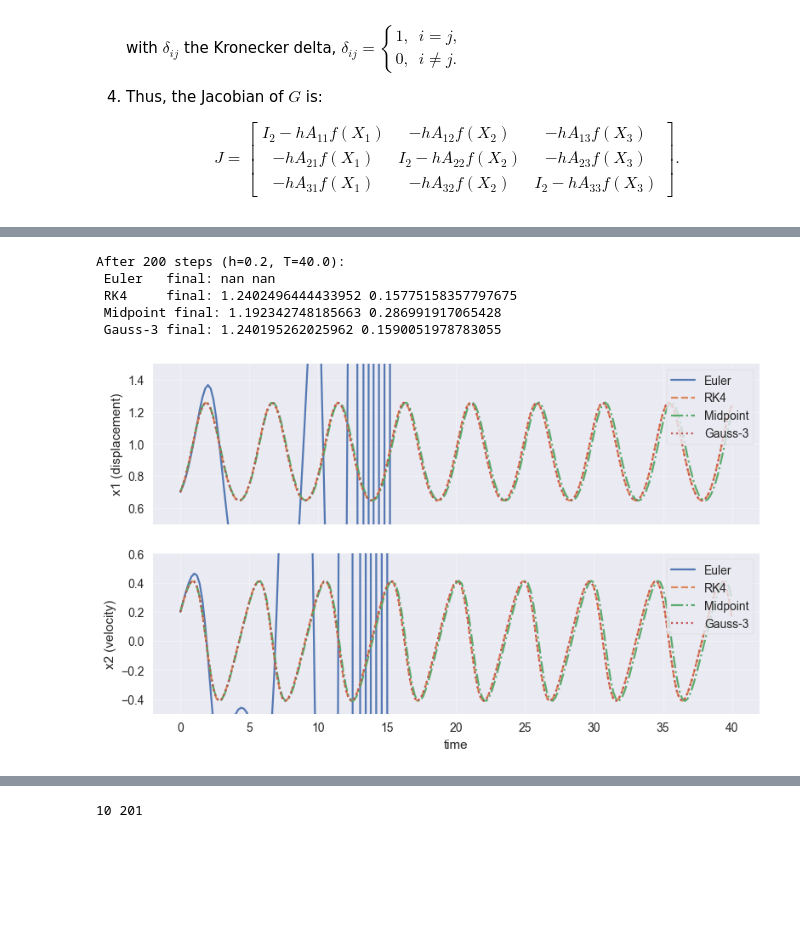
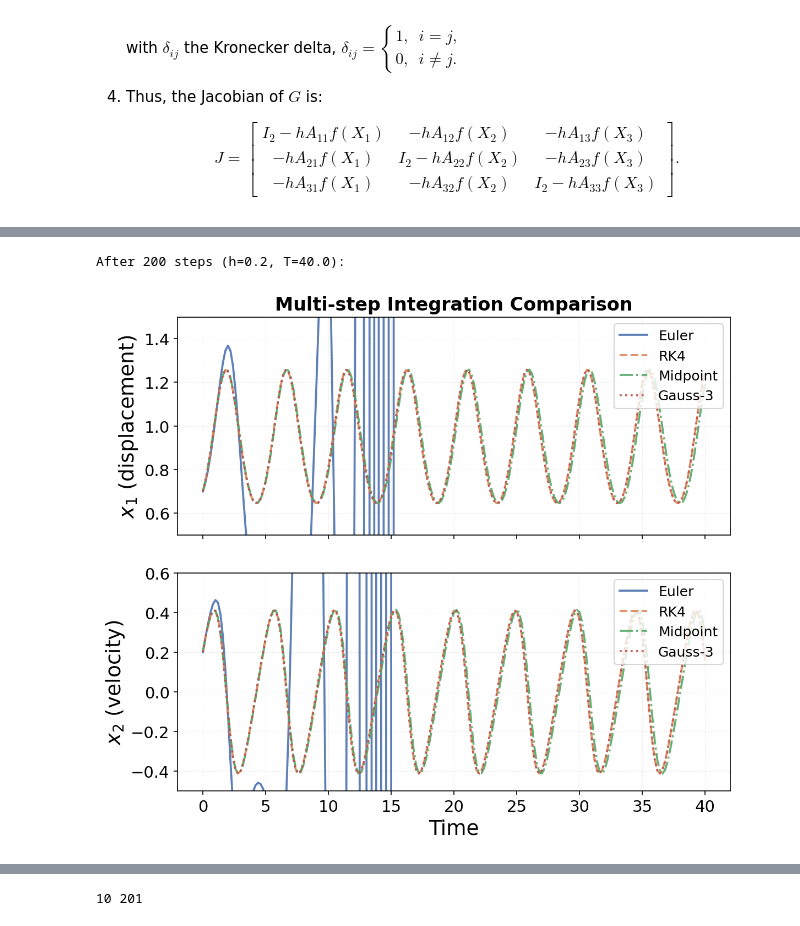
Before and after one commit to Autumn61q/From_ODEs_to_Neural_ODEs, a Jupyter notebook: duffing_oscillator.ipynb, the cells around one changed output, grey strips where cells are left out. Saved outputs shown, nothing was run; the diff lists cells and outputs as text; code cells hidden in the pictures; blank space fills up the shorter version.

```diff
--- a/duffing_oscillator.ipynb
+++ b/duffing_oscillator.ipynb
@@ -508,20 +508,3 @@ Step |     x1 error |     x2 error
   13 | 4.572062e+00 | 1.735362e+00
 
 Observed orders: x1 ≈ 4.140, x2 ≈ 4.324
-# %%
-import numpy as np
-
-a = np.inf
-b = np.inf
-c = a - b  # inf - inf = nan
-print("inf - inf =", c)
-
-d = np.nan
-e = 0.0
-f = d * e  # nan * 0 = nan（有些实现可能返回0，但NumPy返回nan）
-print("nan * 0 =", f)
-
-g = np.nan
-h = 1.0
-i = g + h  # nan + 1 = nan
-print("nan + 1 =", i)
@@ -662,61 +622,55 @@ for k in range(n_steps):
     gl_x1s.append(gx1); gl_x2s.append(gx2)
 
 # convert to arrays
 e_x1s = np.array(e_x1s); e_x2s = np.array(e_x2s)
 rk_x1s = np.array(rk_x1s); rk_x2s = np.array(rk_x2s)
 mp_x1s = np.array(mp_x1s); mp_x2s = np.array(mp_x2s)
 gl_x1s = np.array(gl_x1s); gl_x2s = np.array(gl_x2s)
 
 # print final values
 print(f"After {n_steps} steps (h={h}, T={total_time}):")
-print(" Euler   final:", e_x1s[-1], e_x2s[-1])
-print(" RK4     final:", rk_x1s[-1], rk_x2s[-1])
-print(" Midpoint final:", mp_x1s[-1], mp_x2s[-1])
-print(" Gauss-3 final:", gl_x1s[-1], gl_x2s[-1])
+# print(" Euler   final:", e_x1s[-1], e_x2s[-1])
+# print(" RK4     final:", rk_x1s[-1], rk_x2s[-1])
+# print(" Midpoint final:", mp_x1s[-1], mp_x2s[-1])
+# print(" Gauss-3 final:", gl_x1s[-1], gl_x2s[-1])
 
 # plot
-plt.style.use('seaborn-v0_8')  # require matplotlib with seaborn styles; 可换成 'seaborn-darkgrid'
 palette = {
     'Euler': '#4C72B0',    # muted blue
     'RK4':   '#DD8452',    # warm orange
     'Midpoint': '#55A868', # green
     'Gauss-3': '#C44E52'   # red
 }
 
-fig, axs = plt.subplots(2, 1, figsize=(8, 5), sharex=True)
+fig, axs = plt.subplots(2, 1, figsize=(8, 7), sharex=True)
 
 # displacement
-axs[0].plot(times, e_x1s, label='Euler', color=palette['Euler'], linewidth=1.6, alpha=0.95)
-axs[0].plot(times, rk_x1s, label='RK4', color=palette['RK4'], linewidth=1.6, linestyle='--', alpha=0.95)
-axs[0].plot(times, mp_x1s, label='Midpoint', color=palette['Midpoint'], linewidth=1.6, linestyle='-.', alpha=0.95)
-axs[0].plot(times, gl_x1s, label='Gauss-3', color=palette['Gauss-3'], linewidth=1.6, linestyle=':', alpha=0.95)
-axs[0].set_ylabel('x1 (displacement)')
-axs[0].legend(frameon=True, loc='upper right')
-axs[0].grid(True, alpha=0.35)
+axs[0].plot(times, e_x1s, label='Euler', color=palette['Euler'], linewidth=1.8, alpha=0.9)
+axs[0].plot(times, rk_x1s, label='RK4', color=palette['RK4'], linewidth=1.8, linestyle='--', alpha=0.9)
+axs[0].plot(times, mp_x1s, label='Midpoint', color=palette['Midpoint'], linewidth=1.8, linestyle='-.', alpha=0.9)
+axs[0].plot(times, gl_x1s, label='Gauss-3', color=palette['Gauss-3'], linewidth=1.8, linestyle=':', alpha=0.9)
+axs[0].set_ylabel('$x_1$ (displacement)', fontsize=18)
+axs[0].legend(frameon=True, loc='upper right', fontsize=12)
+axs[0].grid(True, alpha=0.2, linestyle='--', linewidth=0.5)
+axs[0].set_title('Multi-step Integration Comparison', fontsize=16, fontweight='bold')
 
 # velocity
-axs[1].plot(times, e_x2s, label='Euler', color=palette['Euler'], linewidth=1.6, alpha=0.95)
-axs[1].plot(times, rk_x2s, label='RK4', color=palette['RK4'], linewidth=1.6, linestyle='--', alpha=0.95)
-axs[1].plot(times, mp_x2s, label='Midpoint', color=palette['Midpoint'], linewidth=1.6, linestyle='-.', alpha=0.95)
-axs[1].plot(times, gl_x2s, label='Gauss-3', color=palette['Gauss-3'], linewidth=1.6, linestyle=':', alpha=0.95)
-axs[1].set_ylabel('x2 (velocity)')
-axs[1].set_xlabel('time')
-axs[1].legend(frameon=True, loc='upper right')
-axs[1].grid(True, alpha=0.35)
+axs[1].plot(times, e_x2s, label='Euler', color=palette['Euler'], linewidth=1.8, alpha=0.9)
+axs[1].plot(times, rk_x2s, label='RK4', color=palette['RK4'], linewidth=1.8, linestyle='--', alpha=0.9)
+axs[1].plot(times, mp_x2s, label='Midpoint', color=palette['Midpoint'], linewidth=1.8, linestyle='-.', alpha=0.9)
+axs[1].plot(times, gl_x2s, label='Gauss-3', color=palette['Gauss-3'], linewidth=1.8, linestyle=':', alpha=0.9)
+axs[1].set_ylabel('$x_2$ (velocity)', fontsize=18)
+axs[1].set_xlabel('Time', fontsize=18)
+axs[1].legend(frameon=True, loc='upper right', fontsize=12)
+axs[1].grid(True, alpha=0.2, linestyle='--', linewidth=0.5)
 
 plt.tight_layout()
-# axs[0].set_ylim(-20, 20)
-# axs[1].set_ylim(-30, 30)
 axs[0].set_ylim(0.5, 1.5)
 axs[1].set_ylim(-0.5, 0.6)
 plt.show()
 # %% [output]
 After 200 steps (h=0.2, T=40.0):
- Euler   final: nan nan
- RK4     final: 1.2402496444433952 0.15775158357797675
- Midpoint final: 1.192342748185663 0.286991917065428
- Gauss-3 final: 1.240195262025962 0.1590051978783055
-[figure, old version]
+[figure, new version]
 # %%
 # let's set gamma and sigma as zero, to make the system hamiltonian
 # gamma, delta = 0, 0
```
Also changed, not shown: parts of 11 cells of this notebook, 25 other files.
